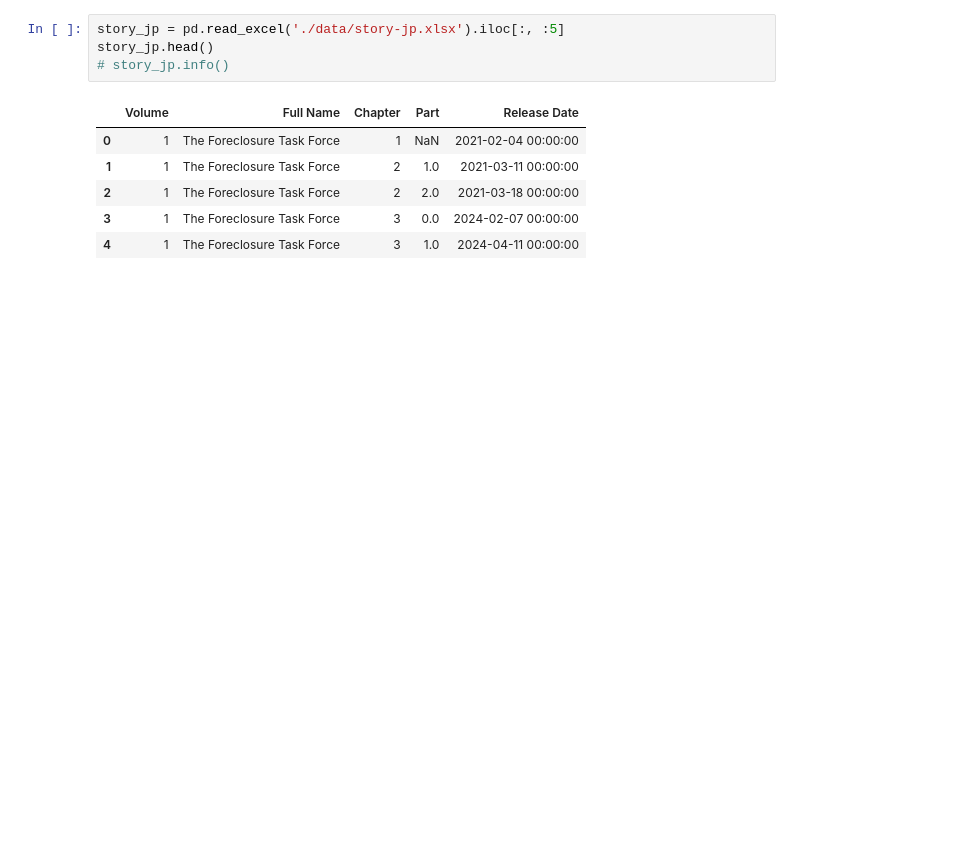
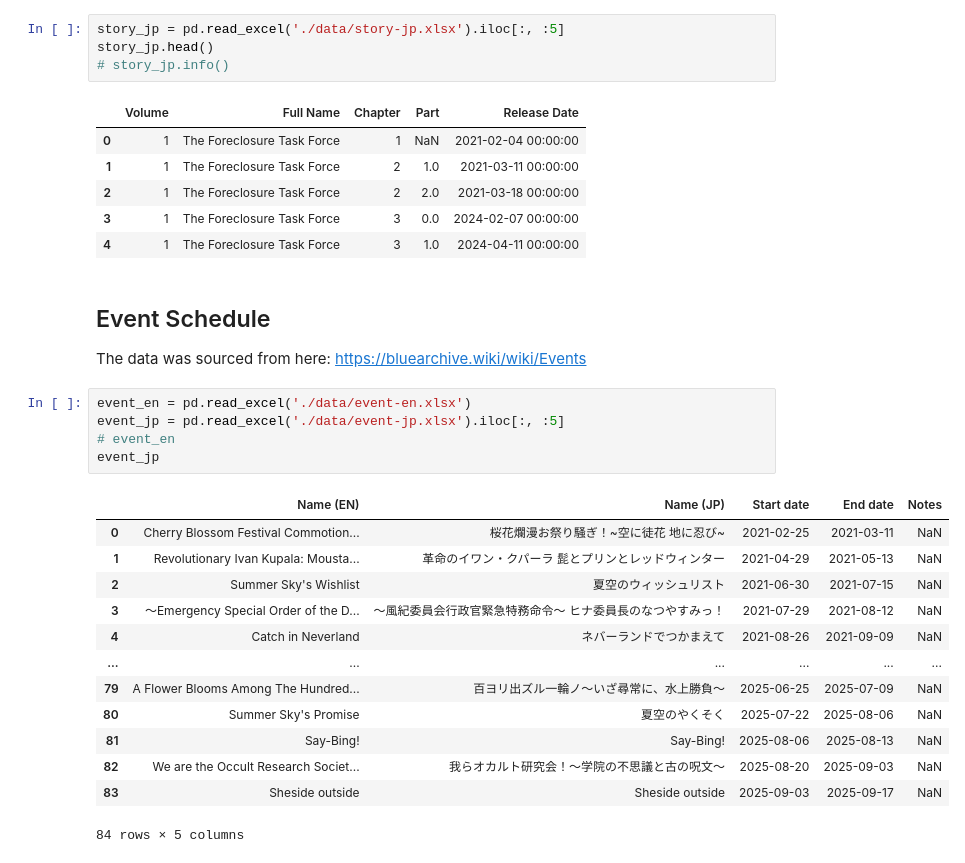
Before and after one commit to willowisp01/blue-archive-forecasting, a Jupyter notebook: analysis.ipynb, the cells around one changed output. Cells and saved outputs as stored; diff of their text form; blank space fills up the shorter version.

Commit message:
Add event data

```diff
--- a/analysis.ipynb
+++ b/analysis.ipynb
@@ -60,3 +71,26 @@ story_jp.head()
 | 2 | 1 | The Foreclosure Task Force | 2 | 2.0 | 2021-03-18 00:00:00 |
 | 3 | 1 | The Foreclosure Task Force | 3 | 0.0 | 2024-02-07 00:00:00 |
 | 4 | 1 | The Foreclosure Task Force | 3 | 1.0 | 2024-04-11 00:00:00 |
+# %% [markdown]
+## Event Schedule
+
+The data was sourced from here: https://bluearchive.wiki/wiki/Events
+# %%
+event_en = pd.read_excel('./data/event-en.xlsx')
+event_jp = pd.read_excel('./data/event-jp.xlsx').iloc[:, :5]
+# event_en
+event_jp
+# %% [output]
+|  | Name (EN) | Name (JP) | Start date | End date | Notes |
+| 0 | Cherry Blossom Festival Commotion... | 桜花爛漫お祭り騒ぎ！~空に徒花 地に忍び~ | 2021-02-25 | 2021-03-11 | NaN |
+| 1 | Revolutionary Ivan Kupala: Mousta... | 革命のイワン・クパーラ 髭とプリンとレッドウィンター | 2021-04-29 | 2021-05-13 | NaN |
+| 2 | Summer Sky's Wishlist | 夏空のウィッシュリスト | 2021-06-30 | 2021-07-15 | NaN |
+| 3 | ～Emergency Special Order of the D... | ～風紀委員会行政官緊急特務命令～ ヒナ委員長のなつやすみっ！ | 2021-07-29 | 2021-08-12 | NaN |
+| 4 | Catch in Neverland | ネバーランドでつかまえて | 2021-08-26 | 2021-09-09 | NaN |
+| ... | ... | ... | ... | ... | ... |
+| 79 | A Flower Blooms Among The Hundred... | 百ヨリ出ズル一輪ノ～いざ尋常に、水上勝負～ | 2025-06-25 | 2025-07-09 | NaN |
+| 80 | Summer Sky's Promise | 夏空のやくそく | 2025-07-22 | 2025-08-06 | NaN |
+| 81 | Say-Bing! | Say-Bing! | 2025-08-06 | 2025-08-13 | NaN |
+| 82 | We are the Occult Research Societ... | 我らオカルト研究会！～学院の不思議と古の呪文～ | 2025-08-20 | 2025-09-03 | NaN |
+| 83 | Sheside outside | Sheside outside | 2025-09-03 | 2025-09-17 | NaN |
+84 rows × 5 columns
```
Also changed, not shown: parts of 5 cells of this notebook, 2 other files.
